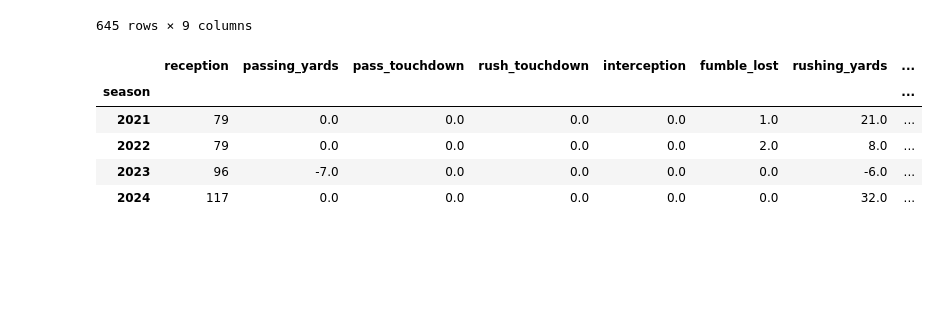
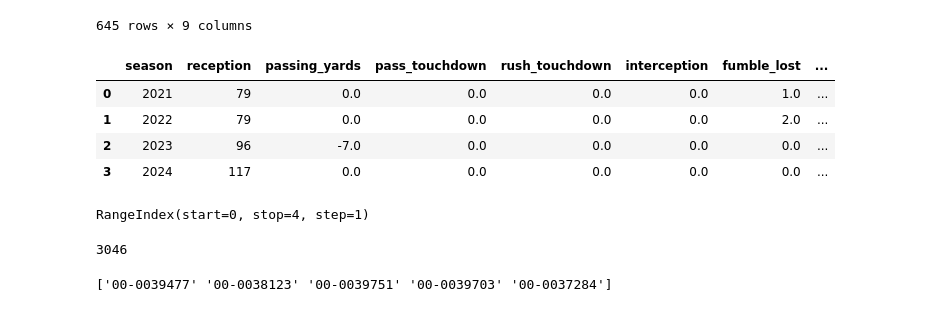
Before and after one commit to alexanderjireland/ff-draft-optimizer, a Jupyter notebook: notebooks/eda.ipynb, the cells around one changed output. Saved outputs shown, nothing was run; the diff lists cells and outputs as text; code cells hidden in the pictures; blank space fills up the shorter version.

```diff
--- a/notebooks/eda.ipynb
+++ b/notebooks/eda.ipynb
@@ -164,6 +164,7 @@ def create_player_stats(player_id):
     cols_to_sum = ['passing_yards', 'pass_touchdown', 'rush_touchdown', 'interception', 'fumble_lost', 'rushing_yards', 'two_pt', 'receiving_yards','receive_touchdown']
     player_season['reception'] = player_filtered.groupby('season')['receiving_yards'].count()
     player_season[cols_to_sum] = player_filtered.groupby('season')[cols_to_sum].sum()
+    player_season['id'] = player_id
 
     return player_season
 # %%
@@ -281,16 +282,29 @@ Name: receiving_yards, dtype: int64
 # %%
 jamar_chase_id = '00-0036900'
 
 jamar_chase_season_stats = create_player_stats(jamar_chase_id)
 
 jamar_chase_season_stats['fantasy_pts'] = jamar_chase_season_stats.apply(lambda row: calculate_espn_ppr_score(row), axis=1)
 
 # This doesn't take into consideration laterals, but that shouldn't have a major effect on outcome
-jamar_chase_season_stats
+jamar_chase_season_stats.reset_index()
 # %% [output]
-|  | reception | passing_yards | pass_touchdown | rush_touchdown | interception | fumble_lost | rushing_yards | ... |
-| season |  |  |  |  |  |  |  | ... |
-| 2021 | 79 | 0.0 | 0.0 | 0.0 | 0.0 | 1.0 | 21.0 | ... |
-| 2022 | 79 | 0.0 | 0.0 | 0.0 | 0.0 | 2.0 | 8.0 | ... |
-| 2023 | 96 | -7.0 | 0.0 | 0.0 | 0.0 | 0.0 | -6.0 | ... |
-| 2024 | 117 | 0.0 | 0.0 | 0.0 | 0.0 | 0.0 | 32.0 | ... |
+|  | season | reception | passing_yards | pass_touchdown | rush_touchdown | interception | fumble_lost | ... |
+| 0 | 2021 | 79 | 0.0 | 0.0 | 0.0 | 0.0 | 1.0 | ... |
+| 1 | 2022 | 79 | 0.0 | 0.0 | 0.0 | 0.0 | 2.0 | ... |
+| 2 | 2023 | 96 | -7.0 | 0.0 | 0.0 | 0.0 | 0.0 | ... |
+| 3 | 2024 | 117 | 0.0 | 0.0 | 0.0 | 0.0 | 0.0 | ... |
+# %%
+print(jamar_chase_season_stats.reset_index().index)
+# %% [output]
+RangeIndex(start=0, stop=4, step=1)
+# %%
+df = pd.DataFrame()
+df['id'] = pbp[['passer_player_id', 'rusher_player_id', 'receiver_player_id', 'fumbled_1_player_id']].bfill(axis=1).iloc[:, 0]
+df['id'].nunique()
+# %% [output]
+3046
+# %%
+print(df['id'].dropna().unique()[-5:])
+# %% [output]
+['00-0039477' '00-0038123' '00-0039751' '00-0039703' '00-0037284']
```
Also changed, not shown: parts of 2 cells of this notebook.
